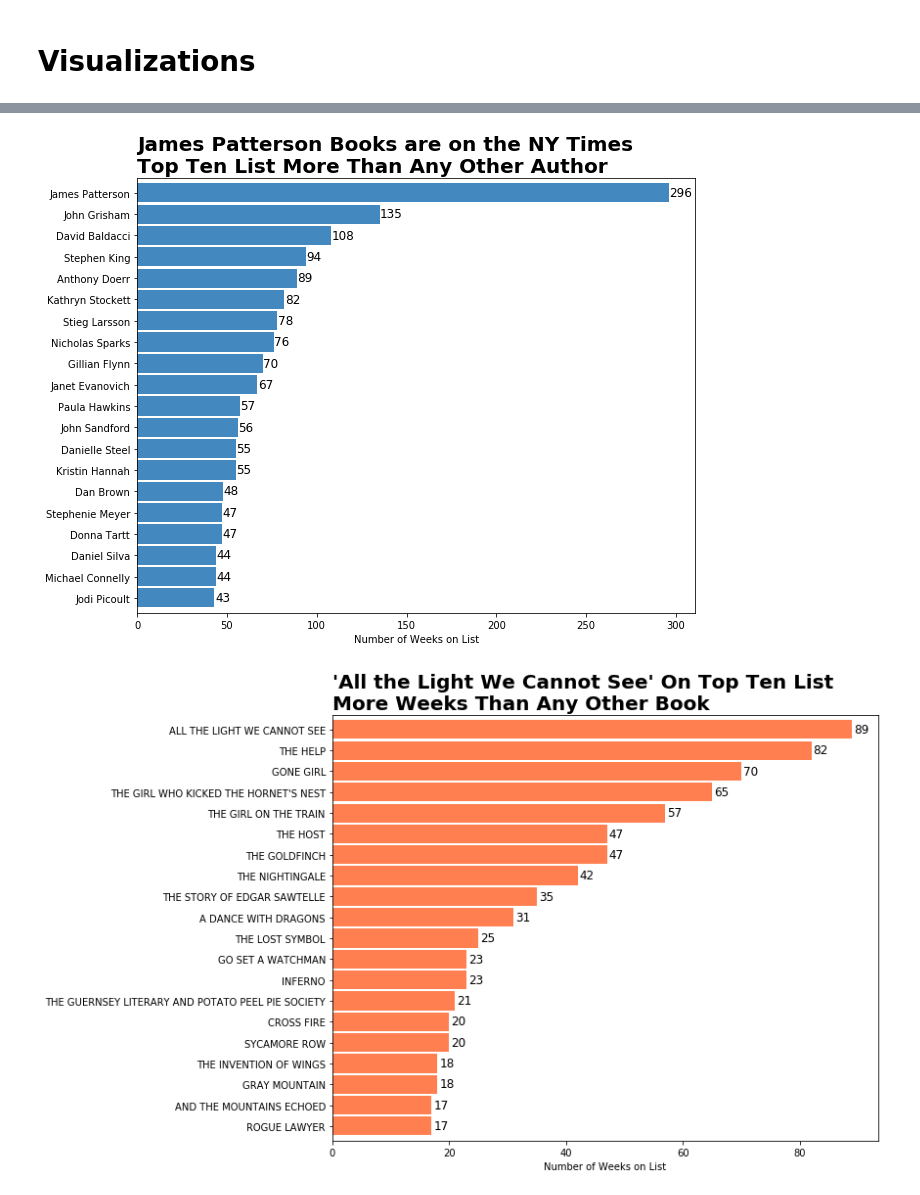
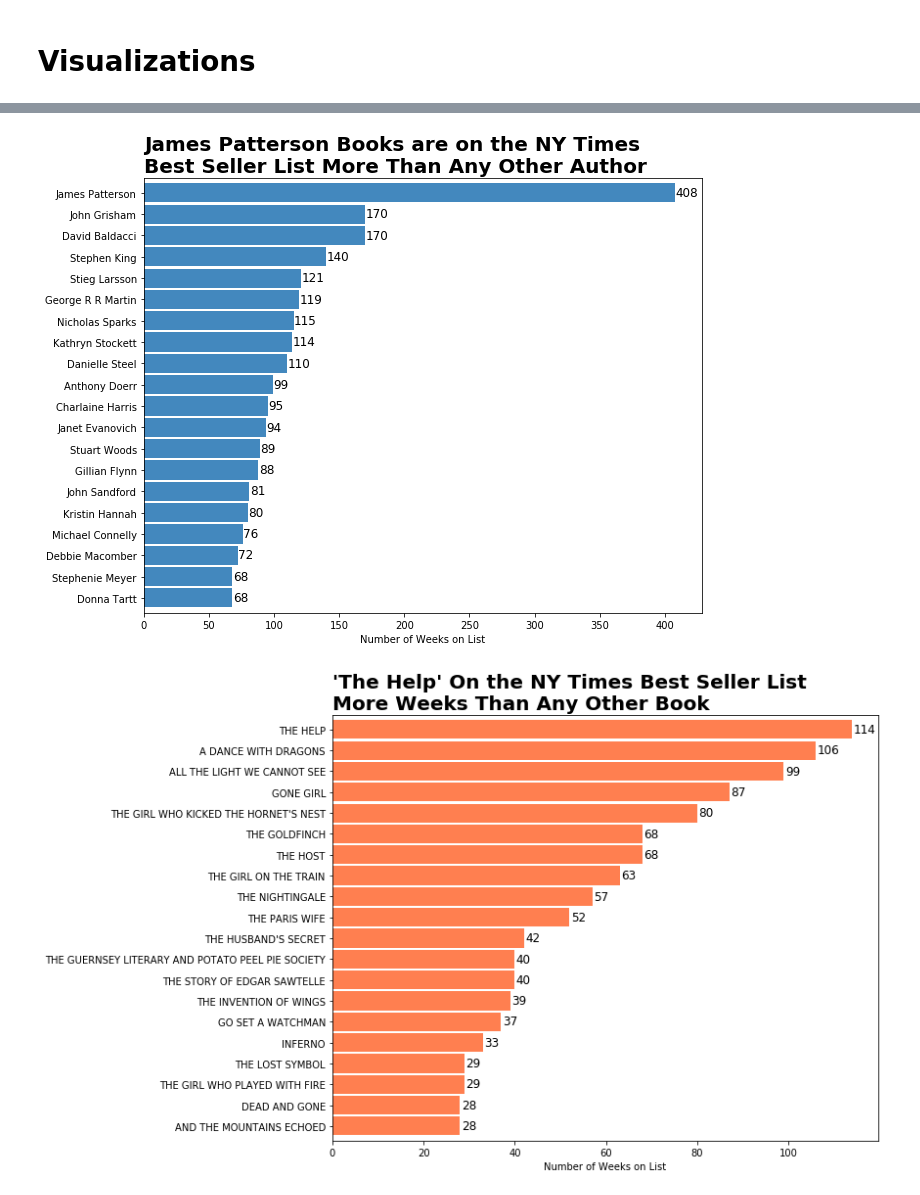
Before and after one commit to krsmith/DS1-Sprint1-Project-NYTimesBooks, a Jupyter notebook: Books_2.ipynb, the cells around one changed output, grey strips where cells are left out. Saved outputs shown, nothing was run; the diff lists cells and outputs as text; code cells hidden in the pictures.

Commit message:
Added more books from the BSL

```diff
--- a/Books_2.ipynb
+++ b/Books_2.ipynb
@@ -240,6 +327,16 @@ fiction = pd.merge(fiction, f7_books, how='outer')
 fiction = pd.merge(fiction, f8_books, how='outer')
 fiction = pd.merge(fiction, f9_books, how='outer')
 fiction = pd.merge(fiction, f10_books, how='outer')
+fiction = pd.merge(fiction, f11_books, how='outer')
+fiction = pd.merge(fiction, f12_books, how='outer')
+fiction = pd.merge(fiction, f13_books, how='outer')
+fiction = pd.merge(fiction, f14_books, how='outer')
+fiction = pd.merge(fiction, f15_books, how='outer')
+fiction = pd.merge(fiction, f16_books, how='outer')
+fiction = pd.merge(fiction, f17_books, how='outer')
+fiction = pd.merge(fiction, f18_books, how='outer')
+fiction = pd.merge(fiction, f19_books, how='outer')
+fiction = pd.merge(fiction, f20_books, how='outer')
 # %%
 fiction.describe(include='all')
 # %% [output]
@@ -313,6 +420,7 @@ fiction[fiction.isnull().any(axis=1)] #show all rows with NaN in any column
 # %%
 # Updating NaN genders to show multi
 
+fiction.loc[(fiction['Author_NY'].isin(['Lisa Lutz','Karen Kingsbury'])), 'author_gender'] = 'female'
 fiction[['author_gender']] = fiction[['author_gender']].fillna(value='multi')
 fiction[['Title_NY']] = fiction[['Title_NY']].fillna(value='Private: #1 Suspect')
 fiction[fiction.isnull().any(axis=1)]
@@ -344,7 +464,8 @@ fiction.loc[(fiction['Author_NY'].isin(['J D Robb','J R Ward','Danielle Steel',
                                'Jhumpa Lahiri','M L Stedman','J Courtney Sullivan',
                                'Téa Obreht','Kresley Cole','JR Ward'])) &
             (fiction['author_gender'] == 'unknown'), 'author_gender'] = 'female'
-fiction.loc[(fiction['Author_NY'].isin(['David Weber'])) &
+fiction.loc[(fiction['Author_NY'].isin(['David Weber','Bernard Cornwell','T C Boyle',
+                                       'T Coraghessan Boyle','M O Walsh'])) &
             (fiction['author_gender'] == 'unknown'), 'author_gender'] = 'male'
 
 # Combine "James Patterson" and "James Patterson and *" Books
@@ -373,13 +494,15 @@ fiction['fw_group'] = ''
 conditions = [
     (fiction['first_word'] == 'THE'),
     (fiction['first_word'] == 'A'),
+    (fiction['first_word'] == 'AN'),
     (fiction['fw_group'] != 'THE') & (fiction['fw_group'] != 'A')]
-choices = ['THE','A','OTHER WORD']
+choices = ['THE','A/AN','A/AN','OTHER WORD']
 
 fiction['fw_group'] = np.select(conditions, choices, default='')
 
 
 fiction.head(15)
+#fiction[fiction.isnull().any(axis=1)]
 # %% [output]
 |  | date | isbn | Author | Category | Author_NY | Title_NY | author_gender | number | yearMonth | year | ... |
 | 0 | 2008-06-08 | 0553807056 | KOONTZ DEAN R. | Suspense/Thrillers | Dean R Koontz | ODD HOURS | male | 1 | 2008-06 | 2008 | ... |
@@ -513,7 +645,7 @@ ax = fiction.Author_NY.value_counts().nlargest(20).plot.barh(width=.9,
                                                                figsize=(10,8), color='#4388BE')
 plt.text(0,-2,s="James Patterson Books are on the NY Times",fontsize=20,
          weight='bold')
-plt.text(0,-1,s="Top Ten List More Than Any Other Author",fontsize=20,
+plt.text(0,-1,s="Best Seller List More Than Any Other Author",fontsize=20,
          weight='bold')
 plt.xlabel('Number of Weeks on List')
 
@@ -536,36 +668,36 @@ for i in ax.patches:
 # invert for largest on top
 ax.invert_yaxis();
 # %% [output]
-[figure, old version]
+[figure, new version]
 # %%
 ax = fiction.Title_NY.value_counts().nlargest(20).plot.barh(width=.9,
                                                                figsize=(10,8), color='coral')
-plt.text(0,-2,s="'All the Light We Cannot See' On Top Ten List",fontsize=20,
+plt.text(0,-2,s="'The Help' On the NY Times Best Seller List",fontsize=20,
          weight='bold')
 plt.text(0,-1,s="More Weeks Than Any Other Book",fontsize=20,
          weight='bold')
 plt.xlabel('Number of Weeks on List')
 
 # create a list to collect the plt.patches data
 totals = []
 
 # find the values and append to list
 for i in ax.patches:
     totals.append(i.get_width())
 
 # set individual bar lables using above list
 total = sum(totals)
 
 # set individual bar lables using above list
 for i in ax.patches:
     # get_width pulls left or right; get_y pushes up or down
     ax.text(i.get_width()+.3, i.get_y()+.6, \
             str(i.get_width()), fontsize=12)
 
 # invert for largest on top
 ax.invert_yaxis();
 # %% [output]
-[figure, old version]
+[figure, new version]
 # %%
 gender = pd.crosstab(fiction['year'], fiction['author_gender'],normalize='index')
 print(gender)
```
Also changed, not shown: parts of 27 cells of this notebook.
